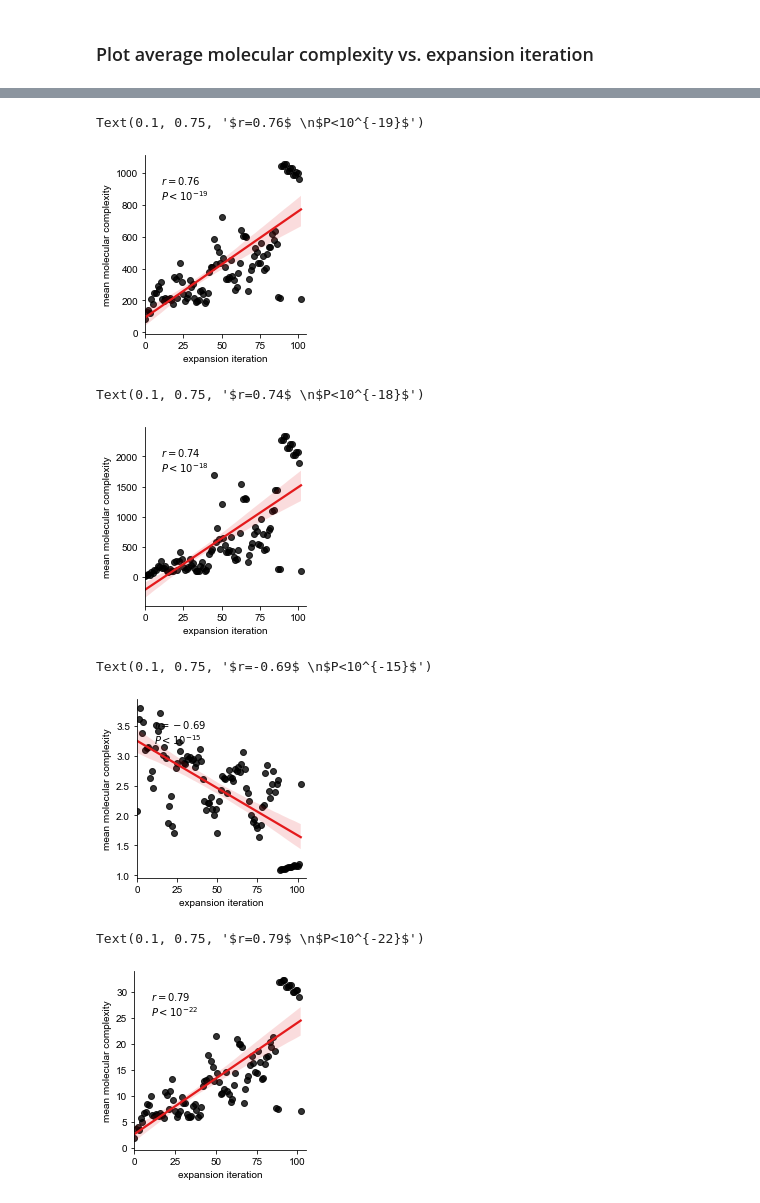
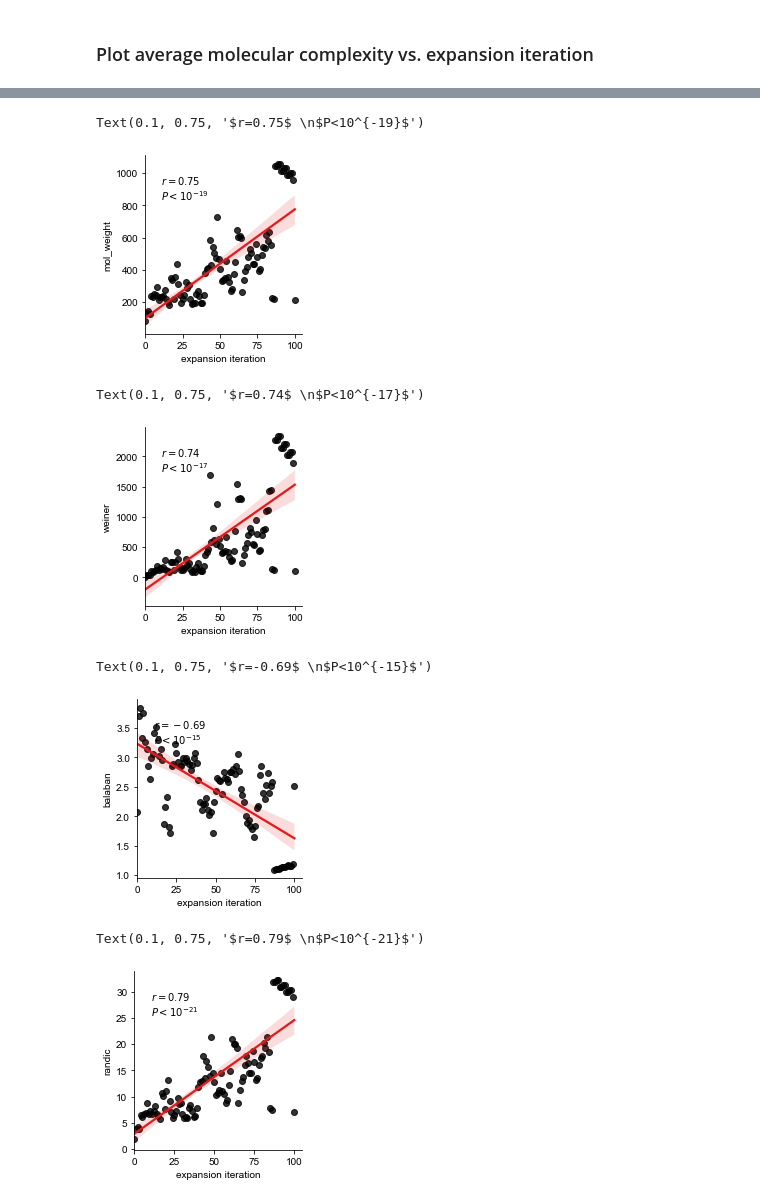
Before and after one commit to jgoldford/metabolic-continuity, a Jupyter notebook: revisions.v1/main-comment-XX-complexityMetrics.ipynb, the cells around one changed output, grey strips where cells are left out. Drawn from its saved outputs; the diff is of its cells as text; code cells hidden in the pictures.

Commit message:
added revisions and new code to use updated model

```diff
--- a/revisions.v1/main-comment-XX-complexityMetrics.ipynb
+++ b/revisions.v1/main-comment-XX-complexityMetrics.ipynb
@@ -22,7 +22,8 @@ def load_data(network_name):
     return metabolism
 
 # load the metabolism object from the repo
-metabolism = load_data('metabolism.23Aug2022.pkl')
+model_id = "metabolism.v8.01May2023.pkl"
+metabolism = pd.read_pickle('/Users/joshuagoldford/Documents/github/network-expansion-assets/models/' + model_id)
 cids = metabolism.coenzymes
 # %%
 import warnings
@@ -88,7 +86,7 @@ feature_type = "mol_weight"
 complexity = complexity[[feature_type]].join(pd.DataFrame(pd.Series(ne_cpds),columns=['iteration']))
 sns.lmplot(x='iteration',y=feature_type,data=complexity.groupby('iteration').mean().reset_index(),height=3, aspect=1,line_kws=lkws,scatter_kws=skws)
 plt.xlim([0,105])
-plt.ylabel('mean molecular complexity')
+plt.ylabel(feature_type)
 plt.xlabel('expansion iteration')
 c = complexity.groupby('iteration').mean().reset_index()
 
@@ -98,8 +96,8 @@ d = int(np.ceil(np.log10(pval)))
 label = '$r={R}$ \n'.format(R=round(r,2)) + '$P<10^{' + str(d) + '}$'
 plt.annotate(label, xy=(0.1, 0.75), xycoords='axes fraction')
 # %% [output]
-Text(0.1, 0.75, '$r=0.76$ \n$P<10^{-19}$')
+Text(0.1, 0.75, '$r=0.75$ \n$P<10^{-19}$')
-[figure, old version]
+[figure, new version]
 # %%
 skws={"color": "black"}
 cmap = sns.color_palette("Set1")
@@ -112,7 +110,7 @@ feature_type = "weiner"
 complexity = complexity[[feature_type]].join(pd.DataFrame(pd.Series(ne_cpds),columns=['iteration']))
 sns.lmplot(x='iteration',y=feature_type,data=complexity.groupby('iteration').mean().reset_index(),height=3, aspect=1,line_kws=lkws,scatter_kws=skws)
 plt.xlim([0,105])
-plt.ylabel('mean molecular complexity')
+plt.ylabel(feature_type)
 plt.xlabel('expansion iteration')
 c = complexity.groupby('iteration').mean().reset_index()
 
@@ -122,8 +120,8 @@ d = int(np.ceil(np.log10(pval)))
 label = '$r={R}$ \n'.format(R=round(r,2)) + '$P<10^{' + str(d) + '}$'
 plt.annotate(label, xy=(0.1, 0.75), xycoords='axes fraction')
 # %% [output]
-Text(0.1, 0.75, '$r=0.74$ \n$P<10^{-18}$')
+Text(0.1, 0.75, '$r=0.74$ \n$P<10^{-17}$')
-[figure, old version]
+[figure, new version]
 # %%
 skws={"color": "black"}
 cmap = sns.color_palette("Set1")
@@ -136,7 +134,7 @@ feature_type = "balaban"
 complexity = complexity[[feature_type]].join(pd.DataFrame(pd.Series(ne_cpds),columns=['iteration']))
 sns.lmplot(x='iteration',y=feature_type,data=complexity.groupby('iteration').mean().reset_index(),height=3, aspect=1,line_kws=lkws,scatter_kws=skws)
 plt.xlim([0,105])
-plt.ylabel('mean molecular complexity')
+plt.ylabel(feature_type)
 plt.xlabel('expansion iteration')
 c = complexity.groupby('iteration').mean().reset_index()
 
@@ -147,28 +145,28 @@ label = '$r={R}$ \n'.format(R=round(r,2)) + '$P<10^{' + str(d) + '}$'
 plt.annotate(label, xy=(0.1, 0.75), xycoords='axes fraction')
 # %% [output]
 Text(0.1, 0.75, '$r=-0.69$ \n$P<10^{-15}$')
-[figure, old version]
+[figure, new version]
 # %%
 skws={"color": "black"}
 cmap = sns.color_palette("Set1")
 
 lkws={'color': cmap[0]}
 #complexity = pd.read_csv('../assets/kegg_cpds.iterationComplexity.csv',index_col=0)
 complexity_metrics = "../assets/kegg_compound_complexity_metrics.csv"
 complexity = pd.read_csv(complexity_metrics,index_col=0).set_index("cid")
 feature_type = "randic"
 complexity = complexity[[feature_type]].join(pd.DataFrame(pd.Series(ne_cpds),columns=['iteration']))
 sns.lmplot(x='iteration',y=feature_type,data=complexity.groupby('iteration').mean().reset_index(),height=3, aspect=1,line_kws=lkws,scatter_kws=skws)
 plt.xlim([0,105])
-plt.ylabel('mean molecular complexity')
+plt.ylabel(feature_type)
 plt.xlabel('expansion iteration')
 c = complexity.groupby('iteration').mean().reset_index()
 
 
 r,pval = pearsonr(c['iteration'].values,c[feature_type].values)
 d = int(np.ceil(np.log10(pval)))
 label = '$r={R}$ \n'.format(R=round(r,2)) + '$P<10^{' + str(d) + '}$'
 plt.annotate(label, xy=(0.1, 0.75), xycoords='axes fraction')
 # %% [output]
-Text(0.1, 0.75, '$r=0.79$ \n$P<10^{-22}$')
+Text(0.1, 0.75, '$r=0.79$ \n$P<10^{-21}$')
-[figure, old version]
+[figure, new version]
```
Also changed, not shown: parts of 6 cells of this notebook, 29 other files.
